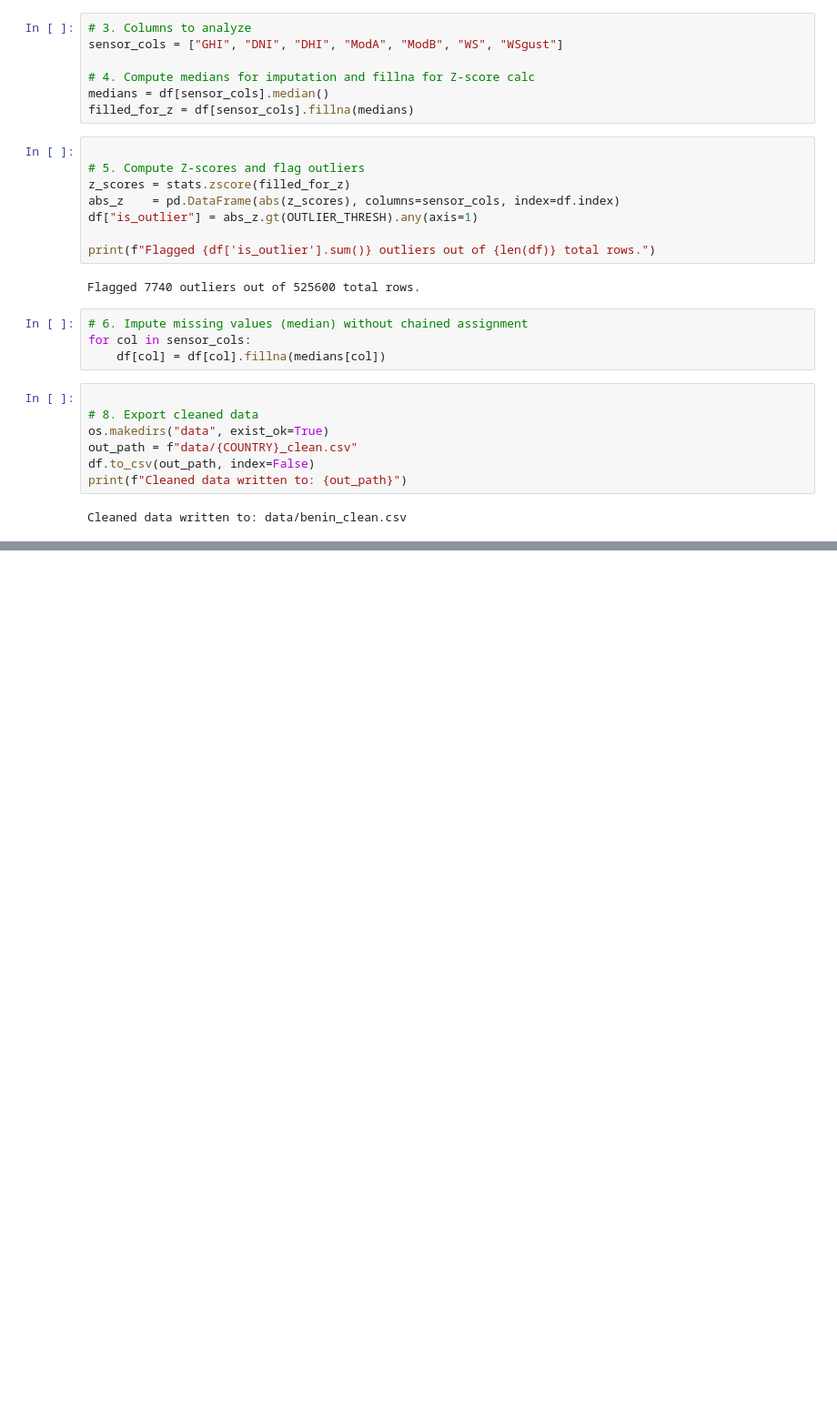
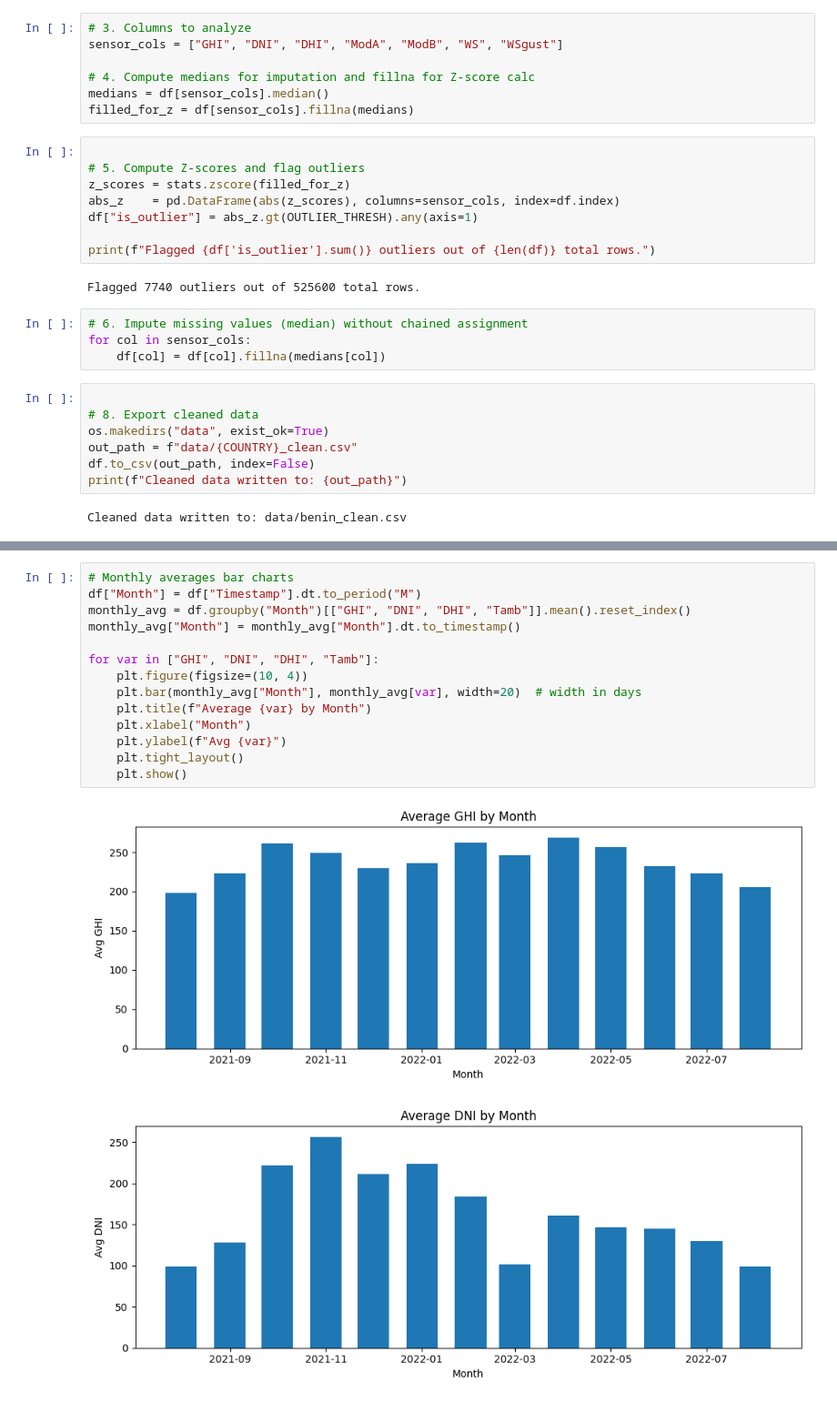
Before and after one commit to yohannesalex/solar-challenge-week1, a Jupyter notebook: notebooks/benin_eda.ipynb, the cells around one changed output, grey strips where cells are left out. Shown at 91% size. Drawn from its saved outputs; the diff is of its cells as text; blank space fills up the shorter version.

```diff
--- a/notebooks/benin_eda.ipynb
+++ b/notebooks/benin_eda.ipynb
@@ -153,0 +176,17 @@ Cleaned data written to: data/benin_clean.csv
+# %%
+# Monthly averages bar charts
+df["Month"] = df["Timestamp"].dt.to_period("M")
+monthly_avg = df.groupby("Month")[["GHI", "DNI", "DHI", "Tamb"]].mean().reset_index()
+monthly_avg["Month"] = monthly_avg["Month"].dt.to_timestamp()
+
+for var in ["GHI", "DNI", "DHI", "Tamb"]:
+    plt.figure(figsize=(10, 4))
+    plt.bar(monthly_avg["Month"], monthly_avg[var], width=20)  # width in days
+    plt.title(f"Average {var} by Month")
+    plt.xlabel("Month")
+    plt.ylabel(f"Avg {var}")
+    plt.tight_layout()
+    plt.show()
+# %% [output]
+[figure, added]
+[figure, added]
```
Also changed, not shown: parts of 5 cells of this notebook, 1 other file.
